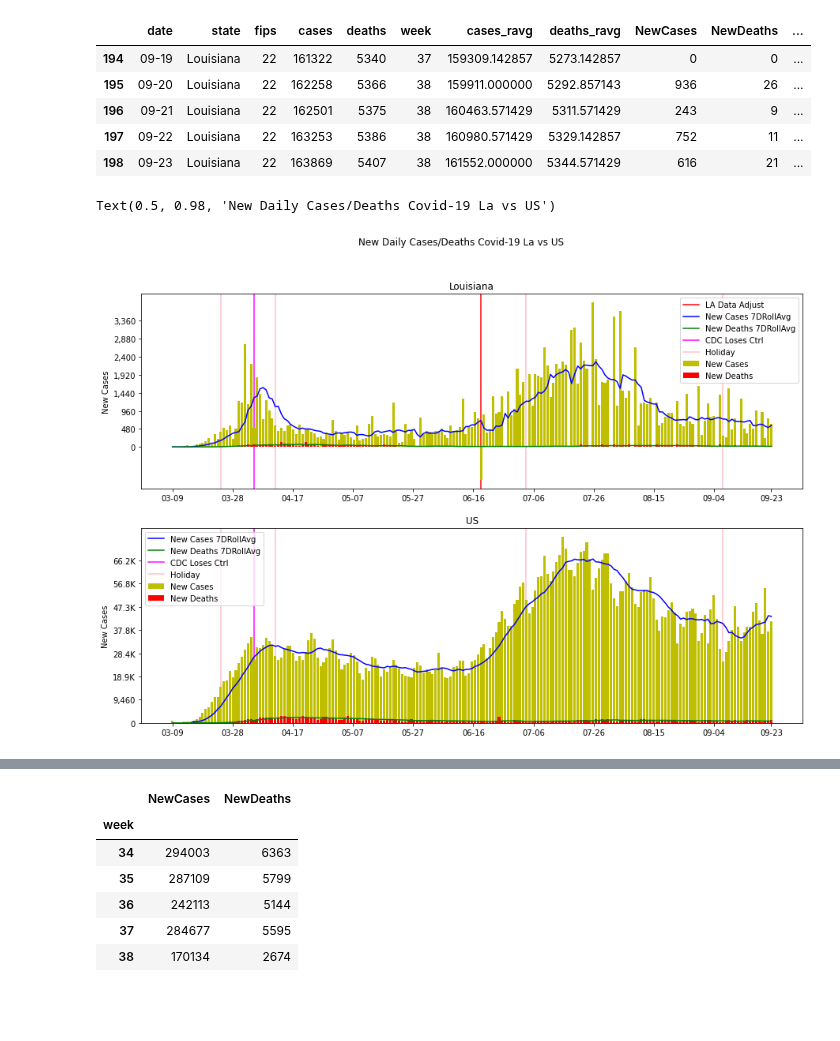
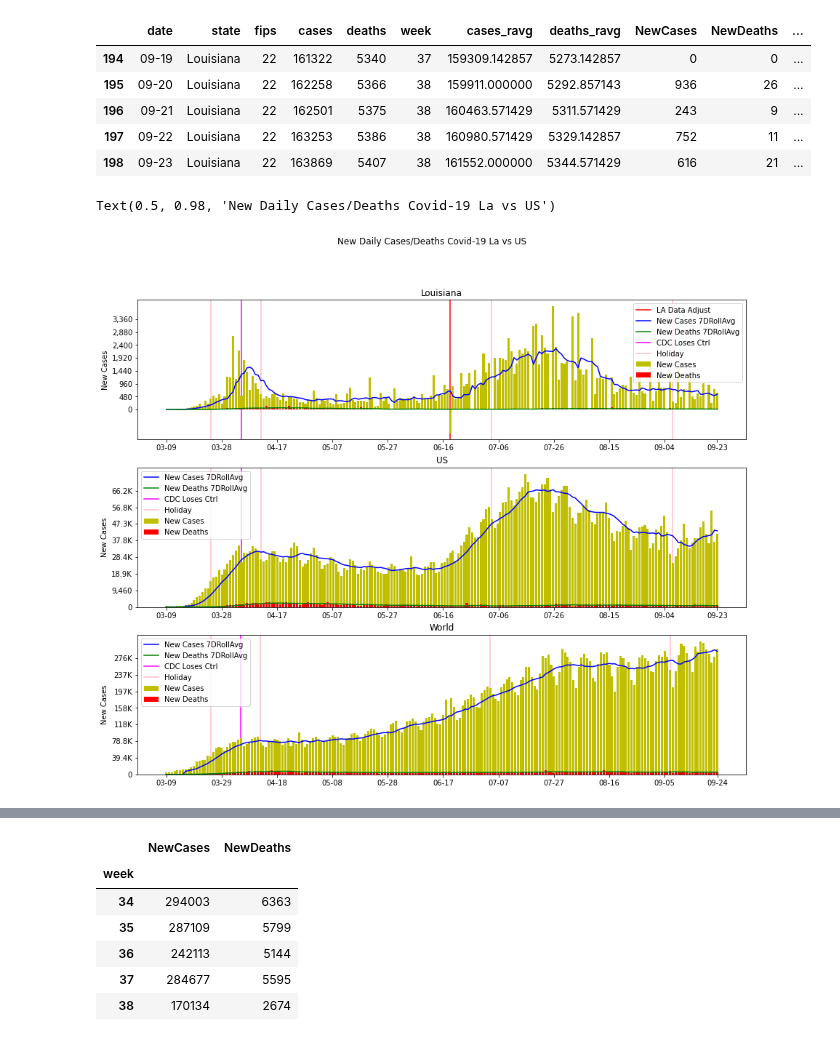
Before and after one commit to GarysCorner/Covid19-LaCompared, a Jupyter notebook: CovidData.ipynb, the cells around one changed output, grey strips where cells are left out. Cells and saved outputs as stored; diff of their text form; code cells hidden in the pictures; blank space fills up the shorter version.

Commit message:
Updated with data from the world added new graphs for world comparison

```diff
--- a/CovidData.ipynb
+++ b/CovidData.ipynb
@@ -5,9 +5,9 @@ import pandas as pd
 from datetime import datetime
 from datetime import timedelta
 # %%
-
-us_pop2010percap = 329877505 / 100000
-la_pop2010percap = 4648794 / 100000
+world_poppercap = 7700000000 / 100000
+us_poppercap = 329877505 / 100000
+la_poppercap = 4648794 / 100000
 # %%
 #state_df = pd.read_csv('./us-states.csv')
 state_df = pd.read_csv('./covid-19-data/us-states.csv')  #moved nytimes data to submodule
@@ -96,4 +124,7 @@ la_df['deaths_ravg'] = rollingavg(la_df['deaths'])
 
 us_df['cases_ravg'] = rollingavg(us_df['cases'])
 us_df['deaths_ravg'] = rollingavg(us_df['deaths'])
+
+world_df['cases_ravg'] = rollingavg(world_df['cases'])
+world_df['deaths_ravg'] = rollingavg(world_df['deaths'])
 # %%
@@ -123,6 +157,7 @@ https://github.com/nytimes/covid-19-data/issues/377
 # %%
 la_df.index = np.arange(la_df.shape[0])
 us_df.index = np.arange(us_df.shape[0])
+world_df.index = np.arange(world_df.shape[0])
 
 ticks = 10
 
@@ -134,5 +169,9 @@ us_items_pertick = us_df.shape[0] / ticks
 us_ticks = np.append(np.arange(0,us_df.shape[0], us_items_pertick),[us_df.shape[0]-1])
 us_items_pertick += 1
 
-us_df.iloc[us_ticks,0]
+world_items_pertick = world_df.shape[0] / ticks
+world_items_per_tick = world_df.shape[0] / ticks
+world_ticks = np.append(np.arange(0,world_df.shape[0], world_items_pertick),[world_df.shape[0]-1])
+
+world_df.head()
 # %% [output]
@@ -193,11 +226,15 @@ la_df.tail(5)
 | 198 | 09-23 | Louisiana | 22 | 163869 | 5407 | 38 | 161552.000000 | 5344.571429 | 616 | 21 | ... |
 # %%
 
-la_df['NewCasesPerCapita'] = la_df['NewCases'] / la_pop2010percap
-la_df['NewDeathsPerCapita'] = la_df['NewDeaths'] / la_pop2010percap
+la_df['NewCasesPerCapita'] = la_df['NewCases'] / la_poppercap
+la_df['NewDeathsPerCapita'] = la_df['NewDeaths'] / la_poppercap
 
-us_df['NewCasesPerCapita'] = us_df['NewCases'] / us_pop2010percap
-us_df['NewDeathsPerCapita'] = us_df['NewDeaths'] / us_pop2010percap
+us_df['NewCasesPerCapita'] = us_df['NewCases'] / us_poppercap
+us_df['NewDeathsPerCapita'] = us_df['NewDeaths'] / us_poppercap
+
+world_df['NewCasesPerCapita'] = world_df['NewCases'] / world_poppercap
+world_df['NewDeathsPerCapita'] = world_df['NewDeaths'] / world_poppercap
+
 
 la_df['NewCasesPerCapita_ravg'] = rollingavg(la_df['NewCasesPerCapita'])
 la_df['NewDeathsPerCapita_ravg'] = rollingavg(la_df['NewDeathsPerCapita'])
@@ -205,6 +242,10 @@ la_df['NewDeathsPerCapita_ravg'] = rollingavg(la_df['NewDeathsPerCapita'])
 us_df['NewCasesPerCapita_ravg'] = rollingavg(us_df['NewCasesPerCapita'])
 us_df['NewDeathsPerCapita_ravg'] = rollingavg(us_df['NewDeathsPerCapita'])
 
+world_df['NewCasesPerCapita_ravg'] = rollingavg(world_df['NewCasesPerCapita'])
+world_df['NewDeathsPerCapita_ravg'] = rollingavg(world_df['NewDeathsPerCapita'])
+
+
 
 la_df.tail(5)
 # %% [output]
@@ -278,7 +319,7 @@ def holidays(df,ax):
 # %%
 
 
-fig, axs = plt.subplots(2, figsize=(15,10))
+fig, axs = plt.subplots(3, figsize=(15,12))
 
 def plotme(df, ax,xticks):
 
@@ -286,32 +327,35 @@ def plotme(df, ax,xticks):
 
     ax.bar(df.index,df['NewCases'], color='y', label='New Cases')
     ax.bar(df.index,df['NewDeaths'], color='r', label='New Deaths')
     ax.plot(df.index,df['NewCasesRollAvg'], color = 'b',label='New Cases 7DRollAvg')
     ax.plot(df.index,df['NewDeathsRollAvg'], color = 'g', label='New Deaths 7DRollAvg')
     ax.set_xticks(xticks)
     ax.set_xticklabels(df.iloc[xticks,0])
     drawindexofCDCdataloss(df,ax)
     holidays(df,ax)
     ax.legend()
 
     yticks,yticklabels = getyTicks(df,'NewCases')
     ax.set_yticks(yticks)
     ax.set_yticklabels(yticklabels)
     ax.set_ylabel("New Cases")
 
 
 axs[0].title.set_text('Louisiana')
 
 #adjustments for LA data issue 4/19
 LACFline(la_df,axs[0])
 
 plotme(la_df,axs[0],la_ticks)
 
 axs[1].title.set_text('US')
 plotme(us_df,axs[1],us_ticks)
 
+axs[2].title.set_text('World')
+plotme(world_df,axs[2],world_ticks)
+
 fig.suptitle("New Daily Cases/Deaths Covid-19 La vs US")
 # %% [output]
 Text(0.5, 0.98, 'New Daily Cases/Deaths Covid-19 La vs US')
-[figure, old version]
+[figure, new version]
 # %%
```
Also changed, not shown: parts of 14 cells of this notebook, 2 other files.
